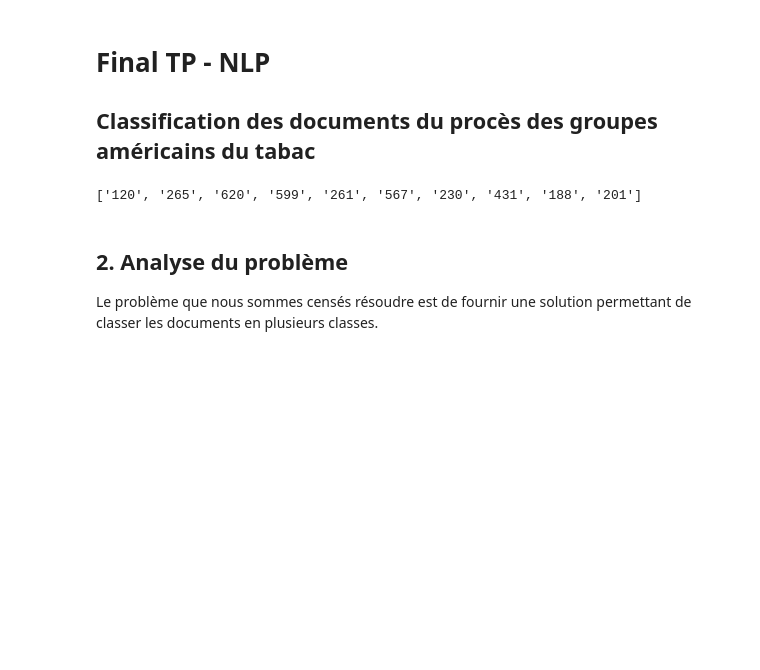
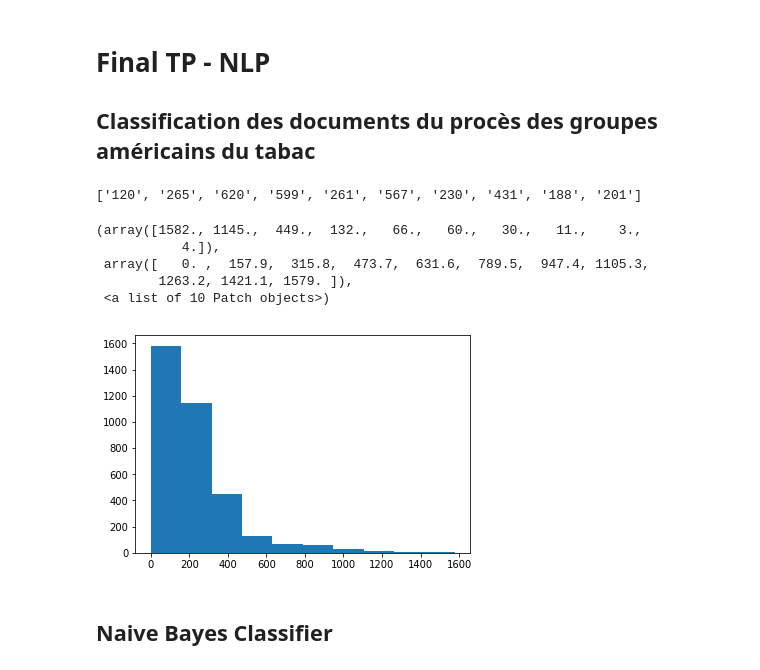
Before and after one commit to Rouen-NLP/final-lab-YibingCUI, a Jupyter notebook: Final TP_text classification.ipynb, the cells around one changed output. Drawn from its saved outputs; the diff is of its cells as text; code cells hidden in the pictures; blank space fills up the shorter version.

```diff
--- a/Final TP_text classification.ipynb
+++ b/Final TP_text classification.ipynb
@@ -28,8 +29,5 @@ y = np.array(y)
 # %% [output]
 ['120', '265', '620', '599', '261', '567', '230', '431', '188', '201']
-# %% [markdown]
-## 2. Analyse du problème
-Le problème que nous sommes censés résoudre est de fournir une solution permettant de classer les documents en plusieurs classes.
 # %%
 # To replace the \n with space
 for i in range(x.shape[0]):
@@ -44,3 +35,22 @@ for i in range(x.shape[0]):
+# %%
+# Histogram of texts' lengthes
+x_token = []
+for text in x:
+    tokens = text.split()
+    x_token.append(tokens)
+#print(x[0])
+#print(x_token[0])
+lengthes = []
+for i in range(len(x)):
+    lengthes.append(len(x_token[i]))
+plt.hist(lengthes)
+# %% [output]
+(array([1582., 1145.,  449.,  132.,   66.,   60.,   30.,   11.,    3.,
+           4.]),
+ array([   0. ,  157.9,  315.8,  473.7,  631.6,  789.5,  947.4, 1105.3,
+        1263.2, 1421.1, 1579. ]),
+ <a list of 10 Patch objects>)
+[figure, added]
 # %%
 x_train, x_test, y_train, y_test = train_test_split(x, y, test_size=0.2)
 # %%
@@ -58,6 +68,8 @@ tf_transformer = TfidfTransformer()
 tfidf = tf_transformer.fit(x_train_counts)
 x_train_tf = tfidf.transform(x_train_counts)
 x_test_tf = tfidf.transform(x_test_counts)
+# %% [markdown]
+## Naive Bayes Classifier
 # %%
 from sklearn.naive_bayes import MultinomialNB
 clf = MultinomialNB()
```
Also changed, not shown: parts of 22 cells of this notebook, 1 other file.
